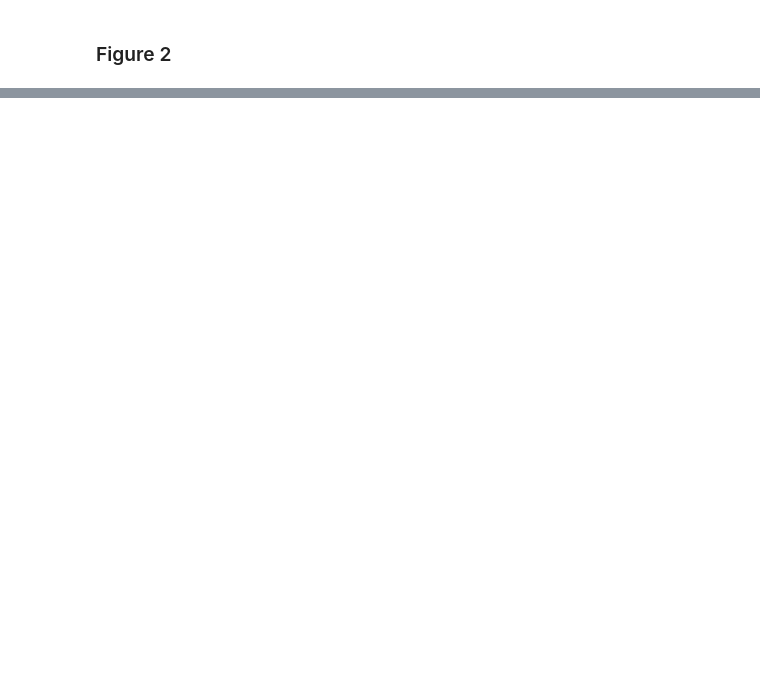
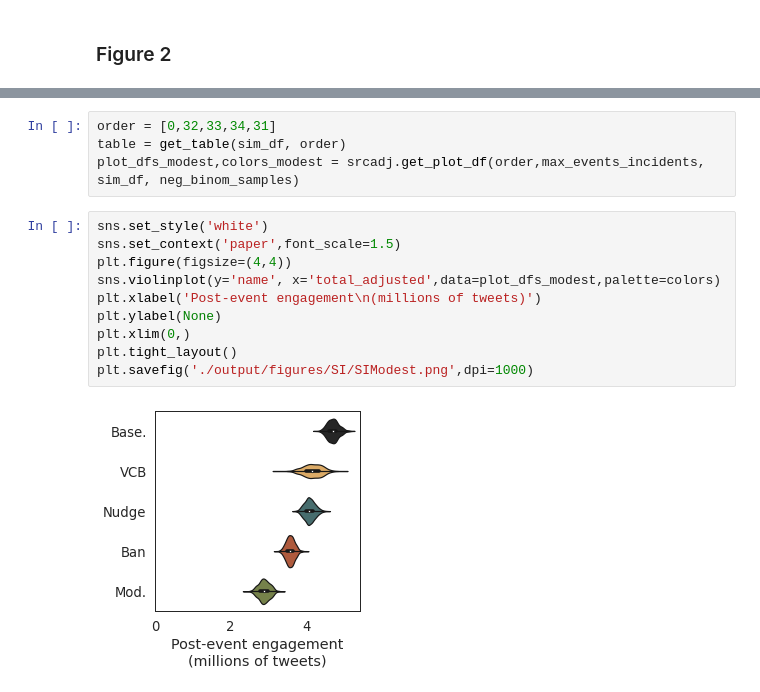
Before and after one commit to josephbb/CommunityNotesSim, a Jupyter notebook: Analysis.ipynb, the cells around one changed output, grey strips where cells are left out. Cells and saved outputs as stored; diff of their text form; blank space fills up the shorter version.

```diff
--- a/Analysis.ipynb
+++ b/Analysis.ipynb
@@ -684,0 +755,16 @@ plt.savefig('./output/figures/MS/Fig4.png',dpi=1000)
+# %%
+order = [0,32,33,34,31]
+table = get_table(sim_df, order)
+plot_dfs_modest,colors_modest = srcadj.get_plot_df(order,max_events_incidents, sim_df, neg_binom_samples)
+# %%
+sns.set_style('white')
+sns.set_context('paper',font_scale=1.5)
+plt.figure(figsize=(4,4))
+sns.violinplot(y='name', x='total_adjusted',data=plot_dfs_modest,palette=colors)
+plt.xlabel('Post-event engagement\n(millions of tweets)')
+plt.ylabel(None)
+plt.xlim(0,)
+plt.tight_layout()
+plt.savefig('./output/figures/SI/SIModest.png',dpi=1000)
+# %% [output]
+[figure, added]
```
Also changed, not shown: parts of 13 cells of this notebook, 5 other files.
